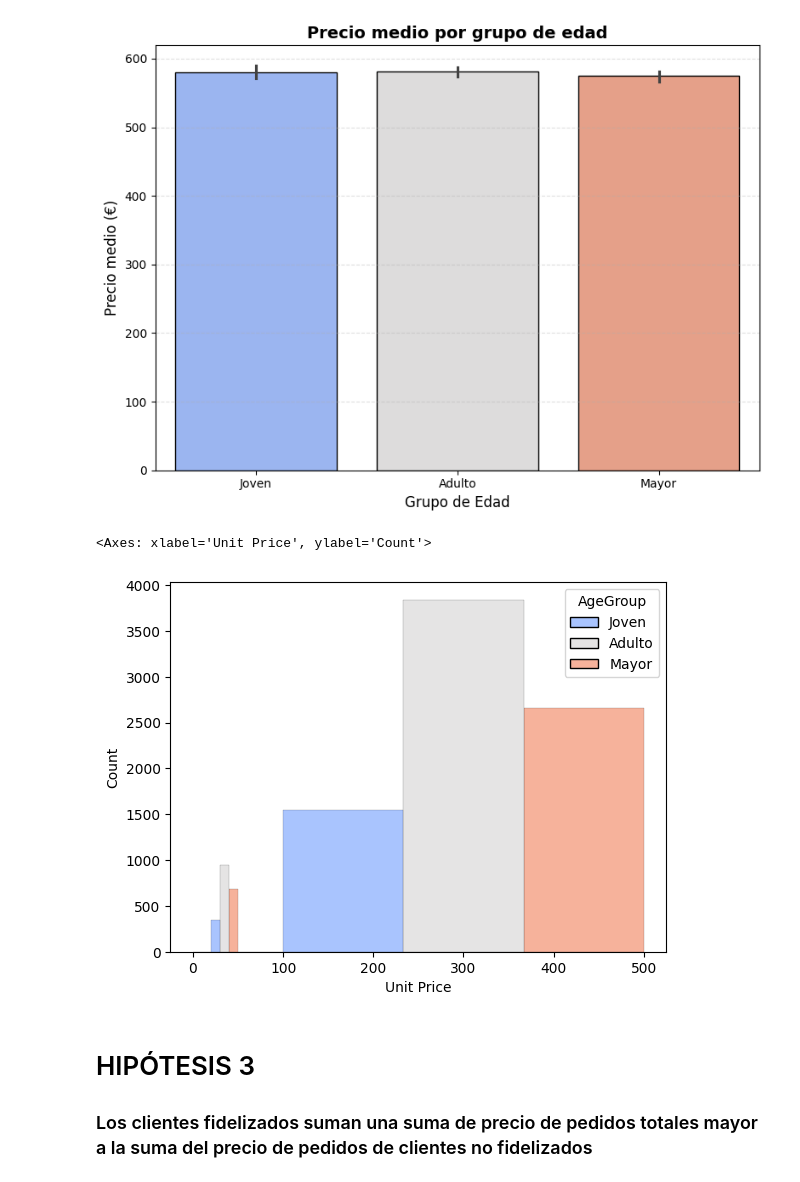
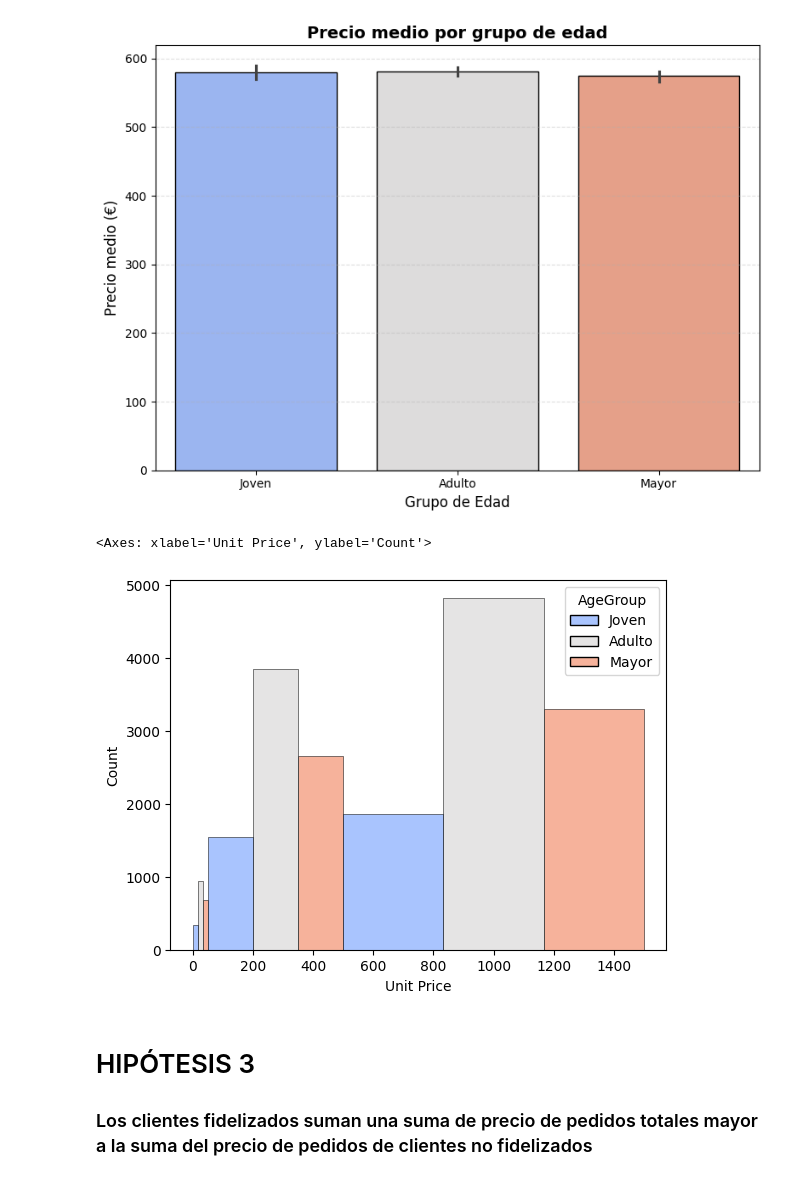
Before and after one commit to migel1985/EDA_ElectronicaConsumo_MM, a Jupyter notebook: src/notebooks/pruebas.ipynb, the cells around one changed output. Cells and saved outputs as stored; diff of their text form; code cells hidden in the pictures.

```diff
--- a/src/notebooks/pruebas.ipynb
+++ b/src/notebooks/pruebas.ipynb
@@ -5,7 +5,7 @@ import matplotlib.ticker as mtick
 import matplotlib.dates as mdates
 import pandas as pd
 # %%
-dataSet1 = pd.read_csv("data/Electronic_sales_Setp2023_sept2024.csv", sep=",", index_col=0)
+dataSet1 = pd.read_csv("../data/Electronic_sales_Setp2023_sept2024.csv", sep=",", index_col=0)
 dataSet1
 # %% [output]
 |  | Customer ID | Age | Gender | Loyalty Member | Product Type | SKU | Rating | Order Status | ... |
@@ -136,19 +136,19 @@ Passing `palette` without assigning `hue` is deprecated and will be removed in v
   sns.barplot(
 [figure]
 # %%
-bins = [0, 5, 10, 20, 50, 100, 500]  # rangos de precio
+binsprecios = [0, 50, 500, 1500]  # rangos de precio
 sns.histplot(
     data=dataSetHpy2,
     x='Unit Price',
     hue='AgeGroup',
-    bins=bins,
+    bins=binsprecios,
     multiple='dodge',
     palette='coolwarm',
     edgecolor='black'
 )
 # %% [output]
 <Axes: xlabel='Unit Price', ylabel='Count'>
-[figure, old version]
+[figure, new version]
 # %% [markdown]
 # HIPÓTESIS 3
 ### Los clientes fidelizados suman una suma de precio de pedidos totales mayor a la suma del precio de pedidos de clientes no fidelizados
```
Also changed, not shown: 3 other files.
